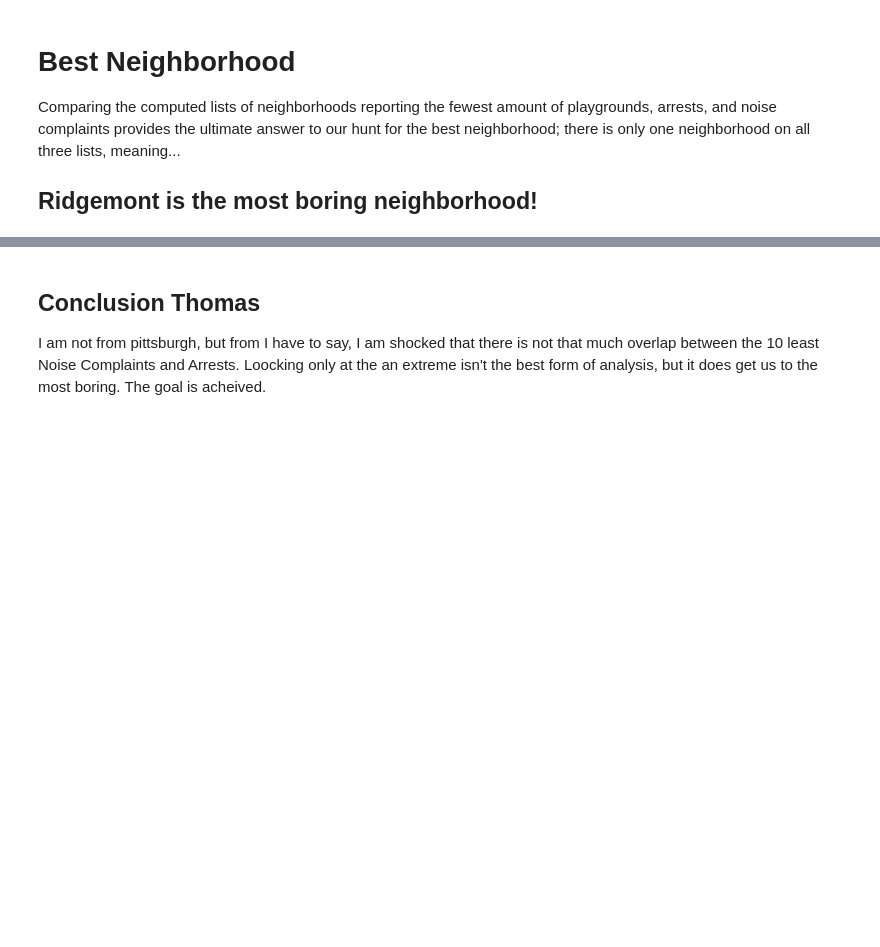
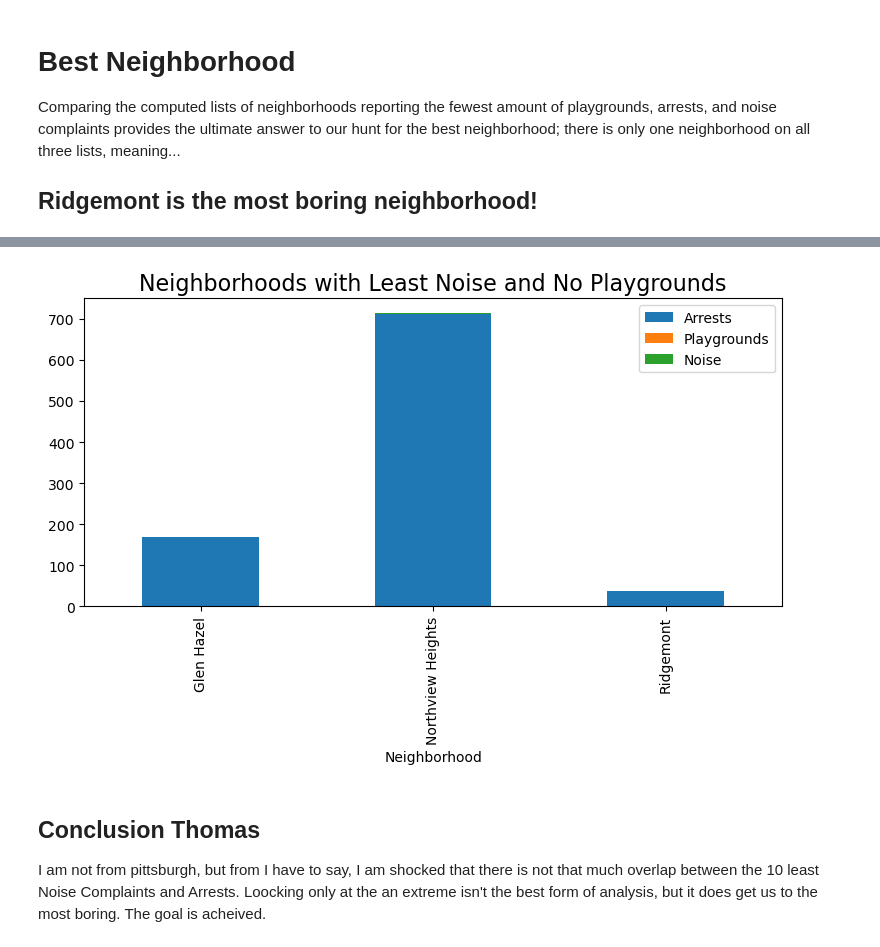
Before and after one commit to Curry-Thomas/Final-Project-the-31st, a Jupyter notebook: final project group 31.ipynb, the cells around one changed output, grey strips where cells are left out. Cells and saved outputs as stored; diff of their text form; code cells hidden in the pictures; blank space fills up the shorter version.

```diff
--- a/final project group 31.ipynb
+++ b/final project group 31.ipynb
@@ -275,3 +295,11 @@ Comparing the computed lists of neighborhoods reporting the fewest amount of pla
+# %%
+comp10N = comp[comp["Noise"] <= 1]
+comp10N = comp10N[comp10N["Playgrounds"] == 0]
+comp10N.plot(x='Neighborhood', kind='bar', figsize=(9,4), stacked= True)
+plt.title('Neighborhoods with Least Noise and No Playgrounds', fontsize=16)
+plt.show()
+# %% [output]
+[figure, added]
 # %% [markdown]
 ## Conclusion Thomas
 I am not from pittsburgh, but from I have to say, I am shocked that there is not that much overlap between the 10 least Noise Complaints and Arrests. Loocking only at the an extreme  isn't the best form of analysis, but it does get us to the most boring. The goal is acheived.
```
Also changed, not shown: parts of 5 cells of this notebook.
